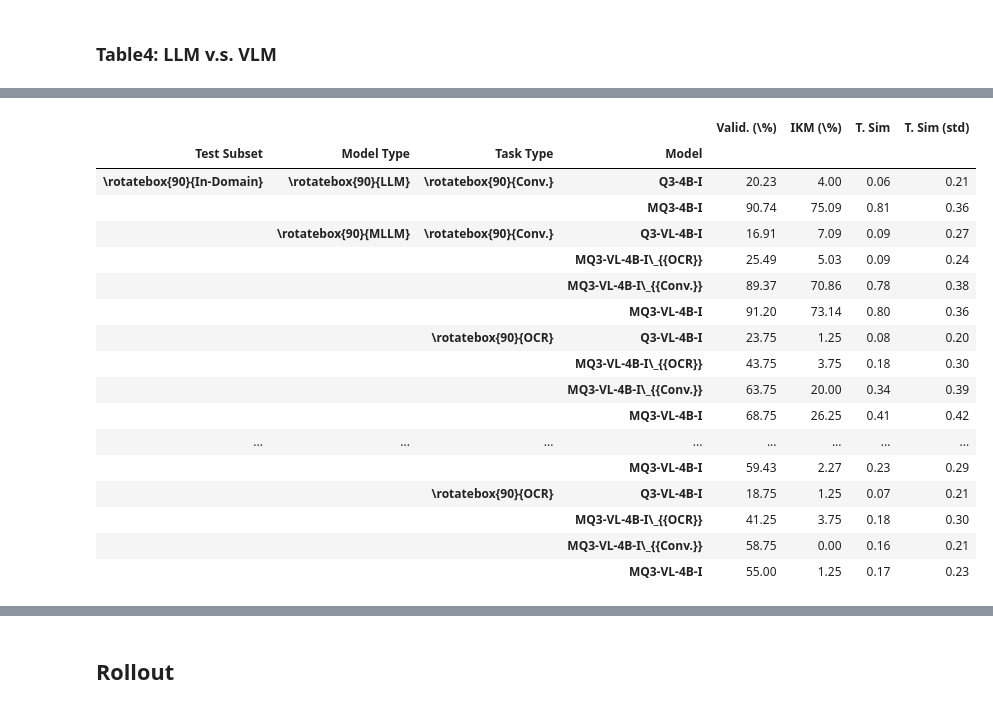
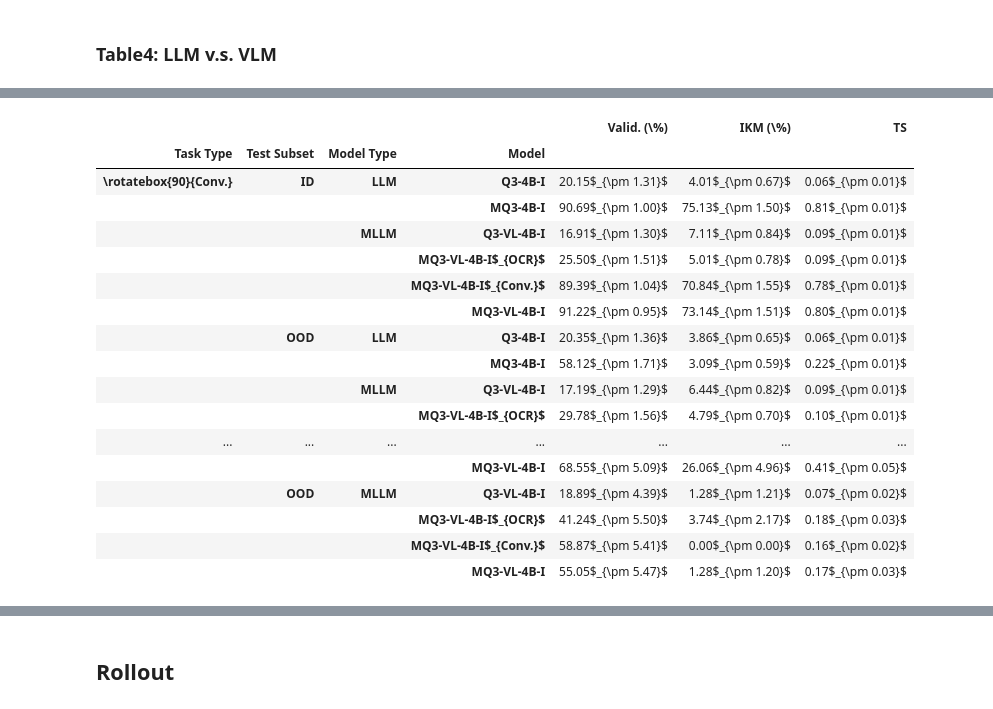
Before and after one commit to kdeng03/MolReps-Init, a Jupyter notebook: latex_tables.ipynb, the cells around one changed output, grey strips where cells are left out. Drawn from its saved outputs; the diff is of its cells as text; code cells hidden in the pictures.

```diff
--- a/latex_tables.ipynb
+++ b/latex_tables.ipynb
@@ -230 +233,6 @@ agg_col_names = {
+# %%
+conversion_df = prepare_raw_responses(conversion_dir)
+extra_conv_df = prepare_raw_responses(conversion_dir / "extra_test")
+ocr_df = prepare_raw_responses(ocr_dir)
+extra_ocr_df = prepare_raw_responses(ocr_dir / "extra_test")
 # %% [markdown]
@@ -438,14 +402,14 @@ MQ3-VL-4B-I & OCR & 68.75 & 26.25 & 26.25 & 26.25 & 0.41 \\
 ### Table4: LLM v.s. VLM
 # %%
 combined_df = pd.concat([conversion_df, ocr_df], ignore_index=True)
-combined_df["Test Subset"] = "In-Domain"
+combined_df["Test Subset"] = "ID"
 
-extra_combined_df = pd.concat([extra_conversion_df, extra_ocr_df], ignore_index=True)
-extra_combined_df["Test Subset"] = "Out-of-Domain"
+extra_combined_df = pd.concat([extra_conv_df, extra_ocr_df], ignore_index=True)
+extra_combined_df["Test Subset"] = "OOD"
 
 big_combined_df = pd.concat([combined_df, extra_combined_df], ignore_index=True)
 # %%
-test_subset_order = ["In-Domain", "Out-of-Domain"]
+test_subset_order = ["ID", "OOD"]
 big_combined_df["Test Subset"] = pd.Categorical(big_combined_df["Test Subset"], categories=test_subset_order, ordered=True)
 
 tmp_col_names = {
@@ -470,9 +434,10 @@ big_combined_df["Model Type"] = pd.Categorical(big_combined_df["Model Type"], ca
 big_combined_df["Task Type"] = big_combined_df["Task Type"].replace(task_name_map)
 big_combined_df["Task Type"] = pd.Categorical(big_combined_df["Task Type"], categories=task_name_order, ordered=True)
 # %%
-tmp_df = big_combined_df.groupby(["Test Subset", "Model Type", "Task Type", "Model"]).apply(aggregate_func).reset_index()
-tmp_df = tmp_df.rename(columns=agg_col_names)
+# tmp_df = big_combined_df.groupby(["Test Subset", "Task Type", "Model Type", "Model"], observed=True)[big_combined_df.columns].apply(aggregate_func).reset_index()
+# tmp_df = tmp_df.rename(columns=agg_col_names)
 
-tmp_df = tmp_df.round(2)
+groupby = ["Test Subset", "Task Type", "Model Type", "Model"]
+tmp_df = bootstrap_aggregate_func(big_combined_df, groupby)
 tmp_df
 # %% [output]
@@ -496,35 +461,50 @@ tmp_df
 # %%
 clean_df = tmp_df.copy()
 # clean_df = clean_df[clean_df["Task Type"] == "Conv."]
-clean_df = clean_df.drop(columns=["N", "GT Valid. (\\%)", "EM (\\%)", "CSM (\\%)"])
-# clean_df = clean_df.pivot_table(index=["Model Version", "Input Rep. Type"], columns=["Output Rep. Type"], values=["Valid.", "IKM", "T. Sim"])
+clean_df = clean_df.drop(columns=["N", "EM (\\%)", "CSM (\\%)"])
+# clean_df = clean_df.pivot_table(index=["Model Version", "Input Rep. Type"], columns=["Output Rep. Type"], values=["Valid.", "IKM", "TS"])
 # clean_df.columns = clean_df.columns.swaplevel(0, 1)
 # clean_df = clean_df.sort_index(axis=1, level=0)
-clean_df["Test Subset"] = clean_df["Test Subset"].apply(lambda x: f"\\rotatebox{{90}}{{{x}}}")
-clean_df["Model Type"] = clean_df["Model Type"].apply(lambda x: f"\\rotatebox{{90}}{{{x}}}")
+
+# clean_df["Test Subset"] = clean_df["Test Subset"].apply(lambda x: f"\\rotatebox{{90}}{{{x}}}")
+# clean_df["Model Type"] = clean_df["Model Type"].apply(lambda x: f"\\rotatebox{{90}}{{{x}}}")
 clean_df["Task Type"] = clean_df["Task Type"].apply(lambda x: f"\\rotatebox{{90}}{{{x}}}")
 
-clean_df = clean_df.set_index(["Test Subset", "Model Type", "Task Type", "Model"])
+clean_df = clean_df.set_index(["Task Type", "Test Subset", "Model Type", "Model"])
+clean_df = clean_df.sort_index()
+
+# clean_df = clean_df.unstack(level="Test Subset")
+# clean_df = clean_df.swaplevel(0, 1, axis=1)
+# clean_df = clean_df.sort_index(axis=1, level=0)
+
+# desired_order = ["Valid. (\\%)", "IKM (\\%)", "TS"]
+# new_columns = []
+# for subset in clean_df.columns.get_level_values(0).unique():
+#     for metric in desired_order:
+#         if (subset, metric) in clean_df.columns:
+#             new_columns.append((subset, metric))
+
+# clean_df = clean_df[new_columns]
 
 clean_df
 # %% [output]
-|  |  |  |  | Valid. (\%) | IKM (\%) | T. Sim | T. Sim (std) |
-| Test Subset | Model Type | Task Type | Model |  |  |  |  |
-| \rotatebox{90}{In-Domain} | \rotatebox{90}{LLM} | \rotatebox{90}{Conv.} | Q3-4B-I | 20.23 | 4.00 | 0.06 | 0.21 |
-|  |  |  | MQ3-4B-I | 90.74 | 75.09 | 0.81 | 0.36 |
-|  | \rotatebox{90}{MLLM} | \rotatebox{90}{Conv.} | Q3-VL-4B-I | 16.91 | 7.09 | 0.09 | 0.27 |
-|  |  |  | MQ3-VL-4B-I\_{{OCR}} | 25.49 | 5.03 | 0.09 | 0.24 |
-|  |  |  | MQ3-VL-4B-I\_{{Conv.}} | 89.37 | 70.86 | 0.78 | 0.38 |
-|  |  |  | MQ3-VL-4B-I | 91.20 | 73.14 | 0.80 | 0.36 |
-|  |  | \rotatebox{90}{OCR} | Q3-VL-4B-I | 23.75 | 1.25 | 0.08 | 0.20 |
-|  |  |  | MQ3-VL-4B-I\_{{OCR}} | 43.75 | 3.75 | 0.18 | 0.30 |
-|  |  |  | MQ3-VL-4B-I\_{{Conv.}} | 63.75 | 20.00 | 0.34 | 0.39 |
-|  |  |  | MQ3-VL-4B-I | 68.75 | 26.25 | 0.41 | 0.42 |
-| ... | ... | ... | ... | ... | ... | ... | ... |
-|  |  |  | MQ3-VL-4B-I | 59.43 | 2.27 | 0.23 | 0.29 |
-|  |  | \rotatebox{90}{OCR} | Q3-VL-4B-I | 18.75 | 1.25 | 0.07 | 0.21 |
-|  |  |  | MQ3-VL-4B-I\_{{OCR}} | 41.25 | 3.75 | 0.18 | 0.30 |
-|  |  |  | MQ3-VL-4B-I\_{{Conv.}} | 58.75 | 0.00 | 0.16 | 0.21 |
-|  |  |  | MQ3-VL-4B-I | 55.00 | 1.25 | 0.17 | 0.23 |
+|  |  |  |  | Valid. (\%) | IKM (\%) | TS |
+| Task Type | Test Subset | Model Type | Model |  |  |  |
+| \rotatebox{90}{Conv.} | ID | LLM | Q3-4B-I | 20.15$_{\pm 1.31}$ | 4.01$_{\pm 0.67}$ | 0.06$_{\pm 0.01}$ |
+|  |  |  | MQ3-4B-I | 90.69$_{\pm 1.00}$ | 75.13$_{\pm 1.50}$ | 0.81$_{\pm 0.01}$ |
+|  |  | MLLM | Q3-VL-4B-I | 16.91$_{\pm 1.30}$ | 7.11$_{\pm 0.84}$ | 0.09$_{\pm 0.01}$ |
+|  |  |  | MQ3-VL-4B-I$_{OCR}$ | 25.50$_{\pm 1.51}$ | 5.01$_{\pm 0.78}$ | 0.09$_{\pm 0.01}$ |
+|  |  |  | MQ3-VL-4B-I$_{Conv.}$ | 89.39$_{\pm 1.04}$ | 70.84$_{\pm 1.55}$ | 0.78$_{\pm 0.01}$ |
+|  |  |  | MQ3-VL-4B-I | 91.22$_{\pm 0.95}$ | 73.14$_{\pm 1.51}$ | 0.80$_{\pm 0.01}$ |
+|  | OOD | LLM | Q3-4B-I | 20.35$_{\pm 1.36}$ | 3.86$_{\pm 0.65}$ | 0.06$_{\pm 0.01}$ |
+|  |  |  | MQ3-4B-I | 58.12$_{\pm 1.71}$ | 3.09$_{\pm 0.59}$ | 0.22$_{\pm 0.01}$ |
+|  |  | MLLM | Q3-VL-4B-I | 17.19$_{\pm 1.29}$ | 6.44$_{\pm 0.82}$ | 0.09$_{\pm 0.01}$ |
+|  |  |  | MQ3-VL-4B-I$_{OCR}$ | 29.78$_{\pm 1.56}$ | 4.79$_{\pm 0.70}$ | 0.10$_{\pm 0.01}$ |
+| ... | ... | ... | ... | ... | ... | ... |
+|  |  |  | MQ3-VL-4B-I | 68.55$_{\pm 5.09}$ | 26.06$_{\pm 4.96}$ | 0.41$_{\pm 0.05}$ |
+|  | OOD | MLLM | Q3-VL-4B-I | 18.89$_{\pm 4.39}$ | 1.28$_{\pm 1.21}$ | 0.07$_{\pm 0.02}$ |
+|  |  |  | MQ3-VL-4B-I$_{OCR}$ | 41.24$_{\pm 5.50}$ | 3.74$_{\pm 2.17}$ | 0.18$_{\pm 0.03}$ |
+|  |  |  | MQ3-VL-4B-I$_{Conv.}$ | 58.87$_{\pm 5.41}$ | 0.00$_{\pm 0.00}$ | 0.16$_{\pm 0.02}$ |
+|  |  |  | MQ3-VL-4B-I | 55.05$_{\pm 5.47}$ | 1.28$_{\pm 1.20}$ | 0.17$_{\pm 0.03}$ |
 # %%
 print(clean_df.to_latex(
```
Also changed, not shown: parts of 63 cells of this notebook, 9 other files.
